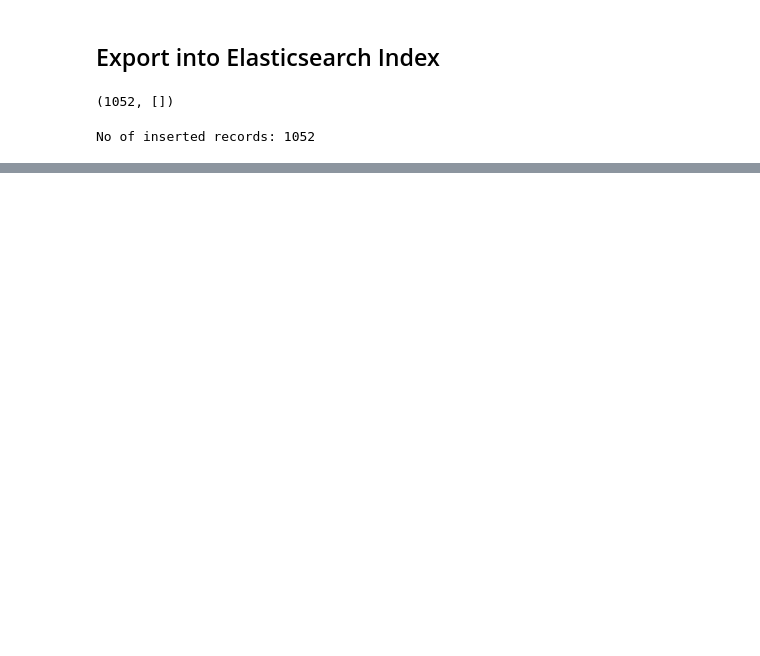
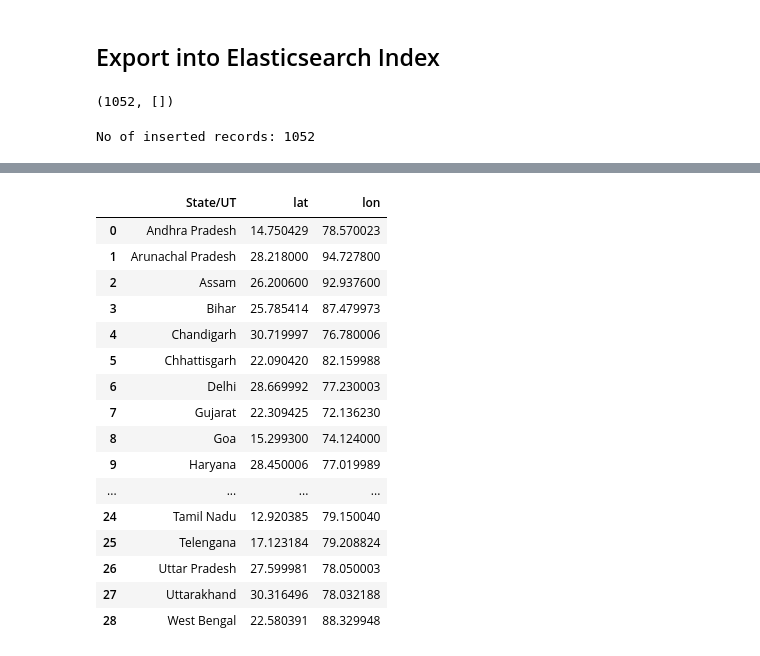
Before and after one commit to kaykaushal/COVID19-IndiaAnalyticsHub, a Jupyter notebook: India/notebooks/Kaggle_covid19India.ipynb, the cells around one changed output, grey strips where cells are left out. Cells and saved outputs as stored; diff of their text form; code cells hidden in the pictures; blank space fills up the shorter version.

```diff
--- a/India/notebooks/Kaggle_covid19India.ipynb
+++ b/India/notebooks/Kaggle_covid19India.ipynb
@@ -287,0 +359,21 @@ No of inserted records: 1052
+# %%
+ind_state_geo = pd.read_csv(GEO_DATA, index_col=0).reset_index()
+ind_state_geo
+# %% [output]
+|  | State/UT | lat | lon |
+| 0 | Andhra Pradesh | 14.750429 | 78.570023 |
+| 1 | Arunachal Pradesh | 28.218000 | 94.727800 |
+| 2 | Assam | 26.200600 | 92.937600 |
+| 3 | Bihar | 25.785414 | 87.479973 |
+| 4 | Chandigarh | 30.719997 | 76.780006 |
+| 5 | Chhattisgarh | 22.090420 | 82.159988 |
+| 6 | Delhi | 28.669992 | 77.230003 |
+| 7 | Gujarat | 22.309425 | 72.136230 |
+| 8 | Goa | 15.299300 | 74.124000 |
+| 9 | Haryana | 28.450006 | 77.019989 |
+| ... | ... | ... | ... |
+| 24 | Tamil Nadu | 12.920385 | 79.150040 |
+| 25 | Telengana | 17.123184 | 79.208824 |
+| 26 | Uttar Pradesh | 27.599981 | 78.050003 |
+| 27 | Uttarakhand | 30.316496 | 78.032188 |
+| 28 | West Bengal | 22.580391 | 88.329948 |
```
Also changed, not shown: parts of 13 cells of this notebook, 25 other files.
